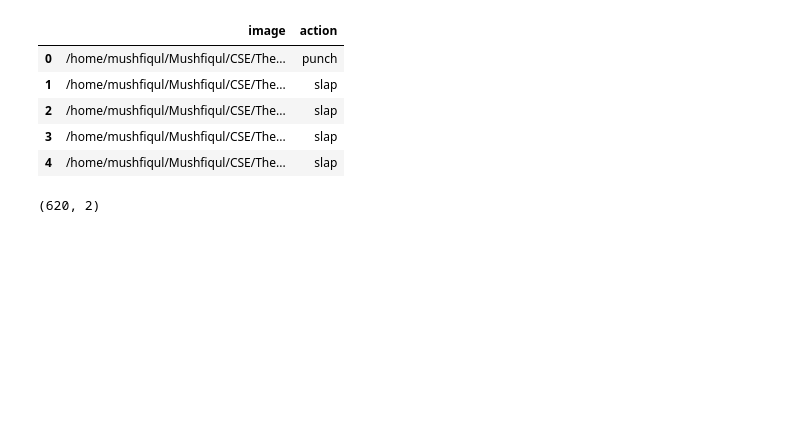
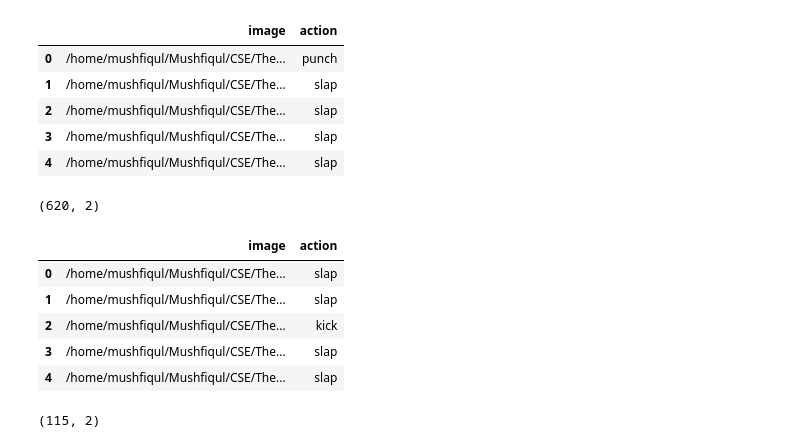
Before and after one commit to mushfiqulIslam/real-time-action-recognition-from-video-footage, a Jupyter notebook: action-recognition.ipynb, the cells around one changed output. Saved outputs shown, nothing was run; the diff lists cells and outputs as text; code cells hidden in the pictures; blank space fills up the shorter version.

```diff
--- a/action-recognition.ipynb
+++ b/action-recognition.ipynb
@@ -124,3 +136,17 @@ train_image.head()
 print(train_image.shape)
 # %% [output]
 (620, 2)
+# %%
+val_image = pd.read_csv(os.path.join(dataset_path, 'val_frames.csv'))
+val_image.head()
+# %% [output]
+|  | image | action |
+| 0 | /home/mushfiqul/Mushfiqul/CSE/The... | slap |
+| 1 | /home/mushfiqul/Mushfiqul/CSE/The... | slap |
+| 2 | /home/mushfiqul/Mushfiqul/CSE/The... | kick |
+| 3 | /home/mushfiqul/Mushfiqul/CSE/The... | slap |
+| 4 | /home/mushfiqul/Mushfiqul/CSE/The... | slap |
+# %%
+print(val_image.shape)
+# %% [output]
+(115, 2)
```
Also changed, not shown: parts of 19 cells of this notebook, 2 other files.
